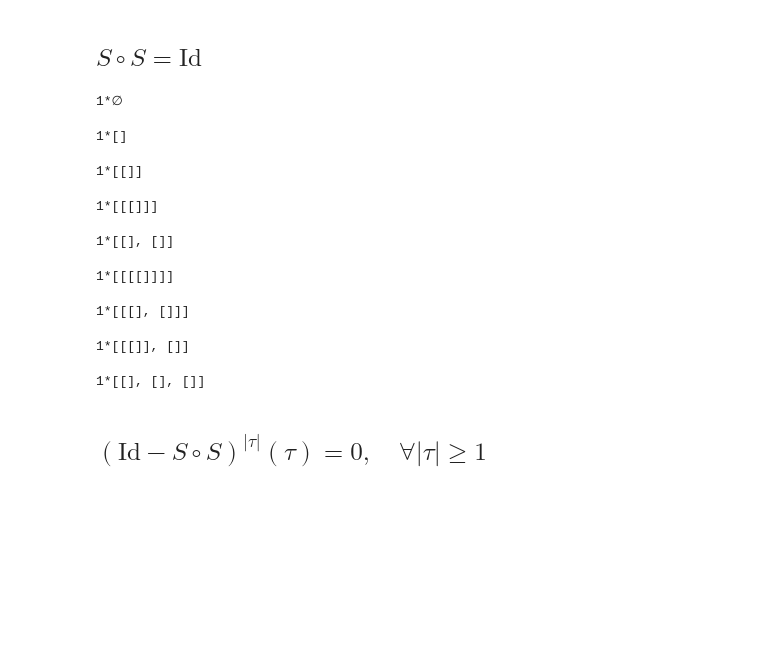
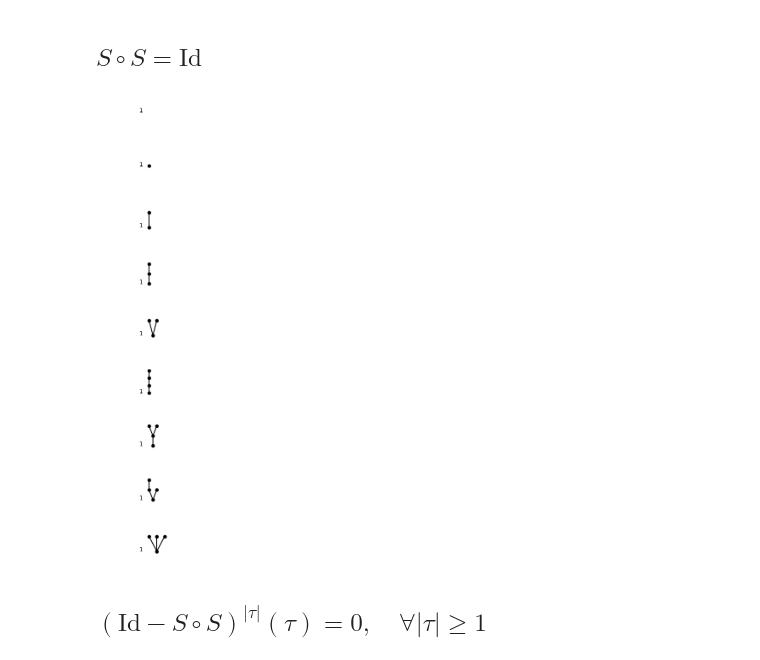
Before and after one commit to daniil-shmelev/kauri, a Jupyter notebook: examples/example.ipynb, the cells around one changed output. Drawn from its saved outputs; the diff is of its cells as text; code cells hidden in the pictures; blank space fills up the shorter version.

```diff
--- a/examples/example.ipynb
+++ b/examples/example.ipynb
@@ -64,6 +64,12 @@ print("Tree Factorial: ", t1.factorial())
 Tree Factorial:  8
 # %% [markdown]
 # Testing identities of the Butcher-Connes-Kreimer Hopf algebra
+# %%
+#Maps
+ident = rt.Map(lambda x : x)
+counit = rt.Map(lambda x : 1 if x == rt.Tree(None) else 0)
+S = rt.Map(lambda x : x.antipode())
+a = rt.Map(lambda x : 1. / x.factorial())
 # %% [markdown]
 ## Antipode Property: $\quad \mu \circ (S \otimes \mathrm{Id}) \circ \Delta = \varepsilon$
 # %%
@@ -83,17 +89,17 @@ for t in rt.trees_up_to_order(4):
 ## $S \circ S = \mathrm{Id}$
 # %%
 for t in rt.trees_up_to_order(4):
-    display(t.antipode().antipode())
+    rt.display((S @ S)(t)) # @ is composition of maps. (S @ S)(t) is equivalent to t.antipode().antipode()
 # %% [output]
-1*∅
-1*[]
-1*[[]]
-1*[[[]]]
-1*[[], []]
-1*[[[[]]]]
-1*[[[], []]]
-1*[[[]], []]
-1*[[], [], []]
+[figure, added]
+[figure, added]
+[figure, added]
+[figure, added]
+[figure, added]
+[figure, added]
+[figure, added]
+[figure, added]
+[figure, added]
 # %% [markdown]
 ## $(\mathrm{Id} - S \circ S)^{|\tau|}(\tau) = 0, \quad \forall |\tau| \geq 1$
 # %%
```
Also changed, not shown: parts of 8 cells of this notebook, 4 other files.
